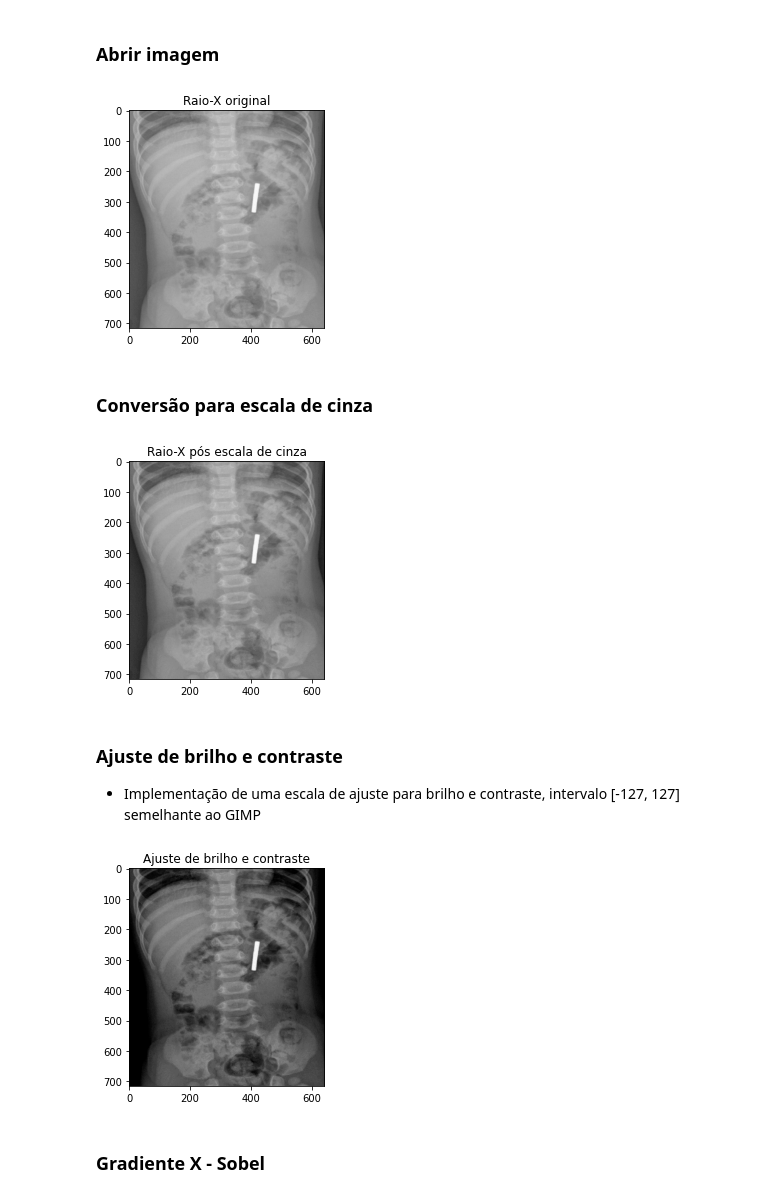
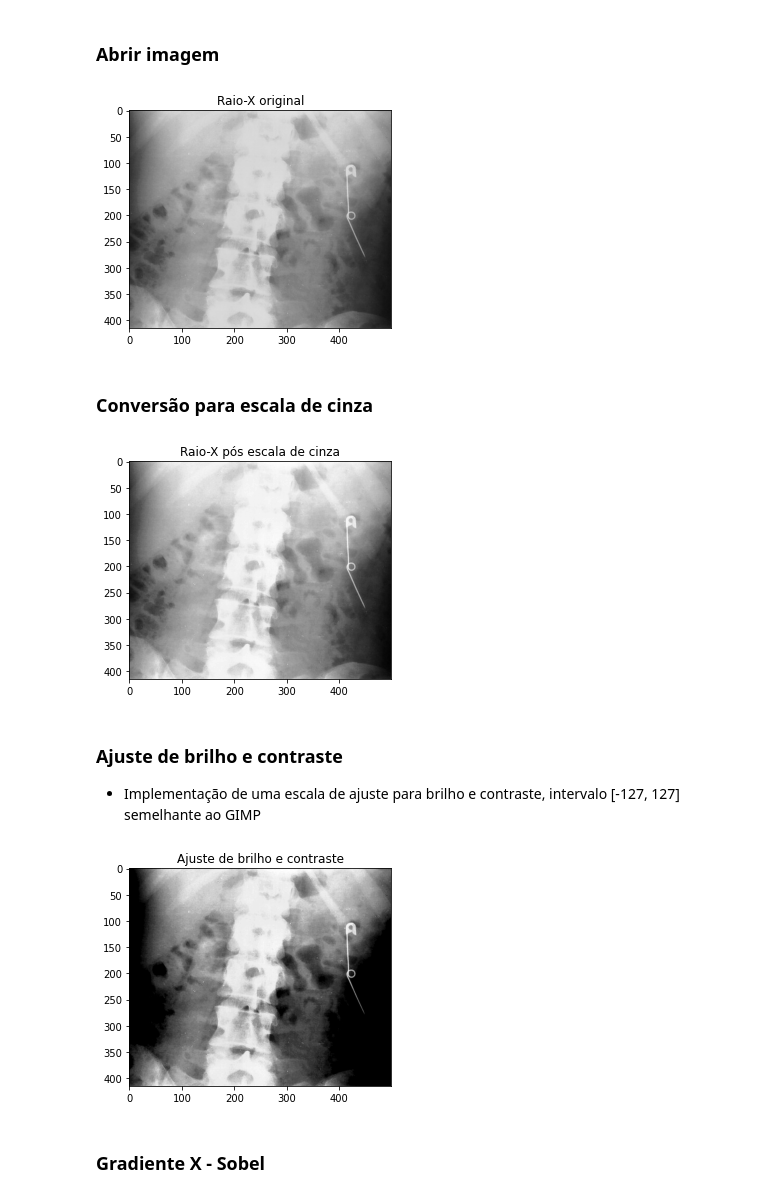
Before and after one commit to Luiz-Cordeiro/Projeto_Processamento_CG, a Jupyter notebook: ProjetoCG.ipynb, the cells around one changed output. Cells and saved outputs as stored; diff of their text form; code cells hidden in the pictures.

```diff
--- a/ProjetoCG.ipynb
+++ b/ProjetoCG.ipynb
@@ -10,14 +10,14 @@ import numpy as np
 # %%
 def loadImage(image: str):
     image = cv2.imread(image, cv2.IMREAD_COLOR) ## CHAVE ALTO CONSTRASTE
     return image
 
-loadedImage = loadImage("rx_4.png")
+loadedImage = loadImage("rx_1.png")
 plt.imshow(loadedImage)
 plt.title("Raio-X original")
 plt.show()
 # %% [output]
-[figure, old version]
+[figure, new version]
 # %% [markdown]
 ### Conversão para escala de cinza
 # %%
@@ -32,7 +32,7 @@ plt.imshow(grayImage)
 plt.title("Raio-X pós escala de cinza")
 plt.show()
 # %% [output]
-[figure, old version]
+[figure, new version]
 # %% [markdown]
 ### Ajuste de brilho e contraste
 - Implementação de uma escala de ajuste para brilho e contraste, intervalo [-127, 127] semelhante ao GIMP
@@ -59,7 +59,7 @@ plt.imshow(adjustedContrastBrightImg)
 plt.title('Ajuste de brilho e contraste')
 plt.show()
 # %% [output]
-[figure, old version]
+[figure, new version]
 # %% [markdown]
 ### Gradiente X - Sobel
 # %%
```
Also changed, not shown: parts of 8 cells of this notebook, 1 other file.
